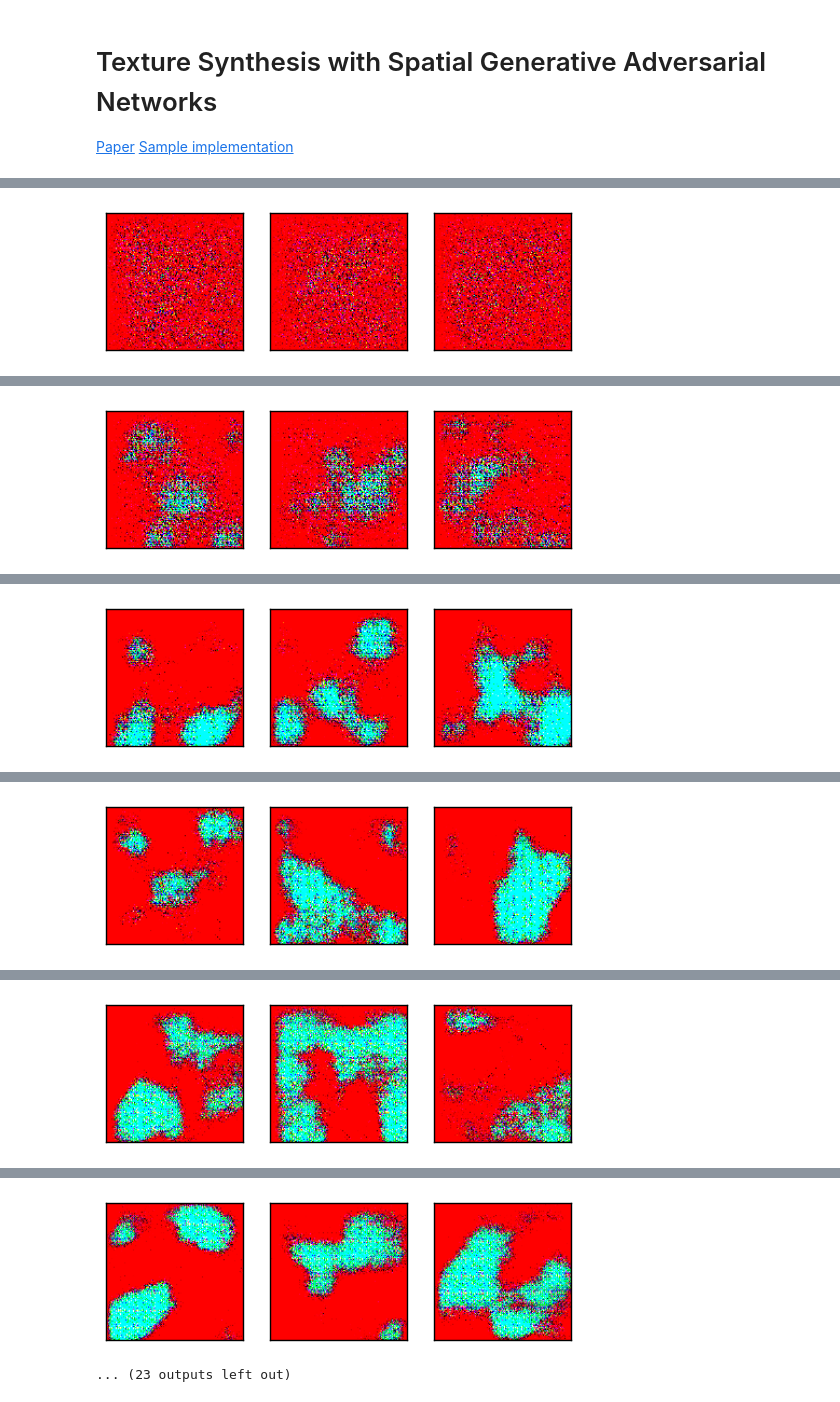
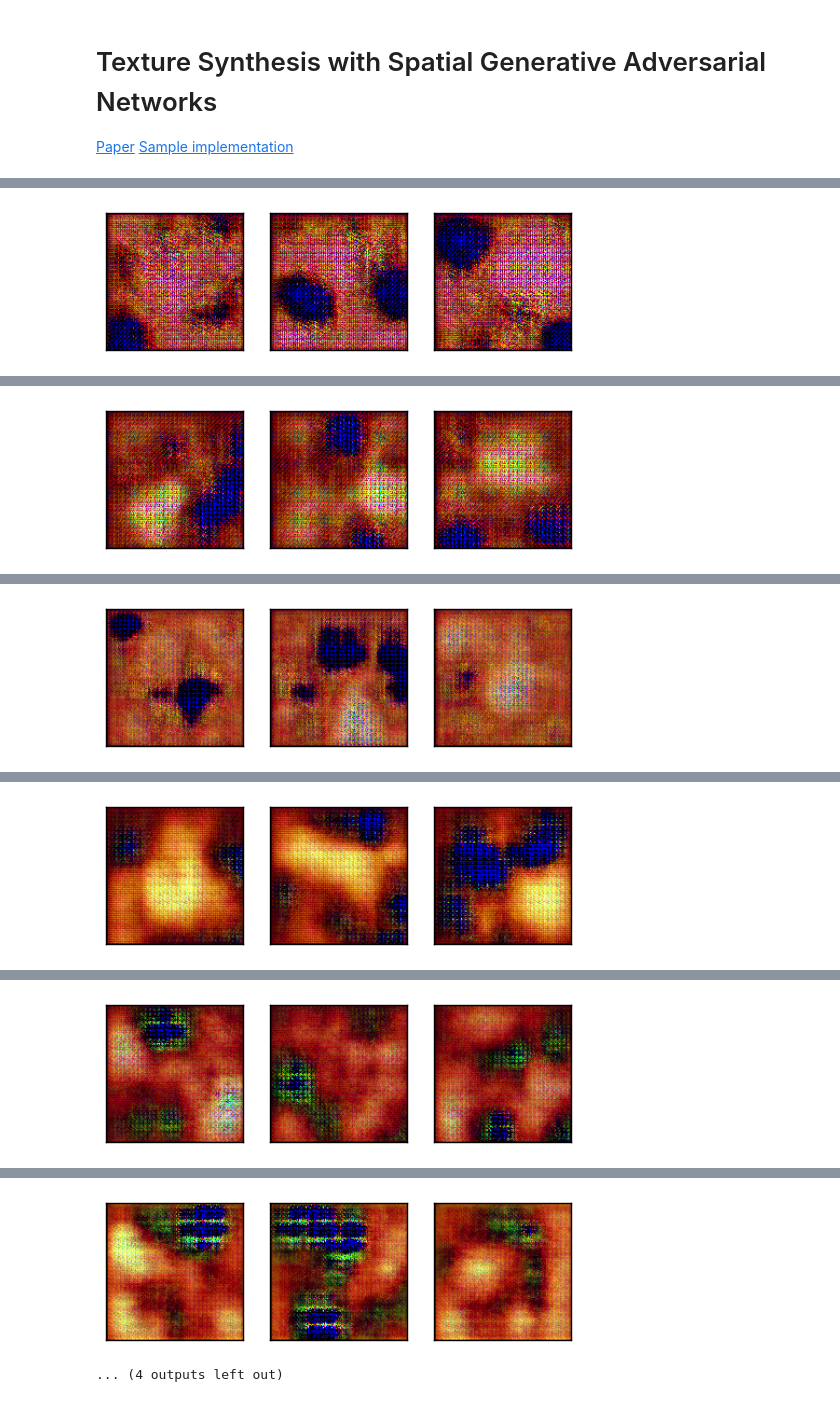
Before and after one commit to nate-parrott/juypter-notebooks, a Jupyter notebook: sgan.ipynb, the cells around one changed output, grey strips where cells are left out. Drawn from its saved outputs; the diff is of its cells as text; code cells hidden in the pictures.

```diff
--- a/sgan.ipynb
+++ b/sgan.ipynb
@@ -26,6 +26,6 @@ def load_image(path):
     img = img[:,:,:3] # drop alpha channel
     return img / 255.0
 
-image = load_image('../data/bk.png')
+image = load_image('../data/apples.jpg.1')
 imshow_multi([image])
 # %% [output]
@@ -79,7 +79,7 @@ def create_conv(input, out_channels, patch_size=5, stride=1, use_relu=True, name
         b = tf.get_variable('b',
                            shape=[out_channels])
         conv = tf.nn.conv2d(input, w, strides=[1,stride,stride,1], padding='SAME')
-        activation = lrelu(conv + b) if use_relu else conv + b
+        activation = tf.nn.relu(conv + b) if use_relu else conv + b
         return activation
 
 def create_deconv(input, out_channels, patch_size=5, stride=1, use_relu=True, name='deconv'):
@@ -171,7 +171,7 @@ with tf.variable_scope(scopename):
 # %%
 session = tf.InteractiveSession()
 
-save_path = 'models/sgan128-medium'
+save_path = None #  'models/sgan128-medium'
 
 init_op = tf.group(tf.global_variables_initializer(), tf.local_variables_initializer())
 session.run(init_op)
@@ -222,7 +222,7 @@ while True:
     if step_rounded % 10 == 0:
         print "Step: {}, loss: {}, disc accuracy: {}".format(step_rounded, avg(losses), avg(disc_accuracies))
 
-        if step_rounded % 20 == 0 and examples_ is not None:
+        if step_rounded % 100 == 0 and examples_ is not None:
             imshow_multi(list(examples_))
 
         if step_rounded % 50 == 0 and saver:
@@ -242 +247 @@ Step: 20, loss: 197.84725647, disc accuracy: 0.97158203125
-[figure, old version]
+[figure, new version]
@@ -245 +258 @@ Step: 40, loss: 2181.03516846, disc accuracy: 0.8068359375
-[figure, old version]
+[figure, new version]
@@ -249 +269 @@ Step: 60, loss: 1244.71696167, disc accuracy: 0.843798828125
-[figure, old version]
+[figure, new version]
@@ -252 +280 @@ Step: 80, loss: 2316.00936279, disc accuracy: 0.7951171875
-[figure, old version]
+[figure, new version]
@@ -255 +291 @@ Step: 100, loss: 1220.94196167, disc accuracy: 0.79462890625
-[figure, old version]
+[figure, new version]
@@ -259,5 +302,5 @@ Step: 120, loss: 682.684063721, disc accuracy: 0.798046875
-[figure, old version]
+[figure, new version]
-... (23 outputs left out)
+... (4 outputs left out)
 # %%
 %matplotlib inline
 def generate_sample():
```
Also changed, not shown: parts of 3 cells of this notebook, 3 other files.
